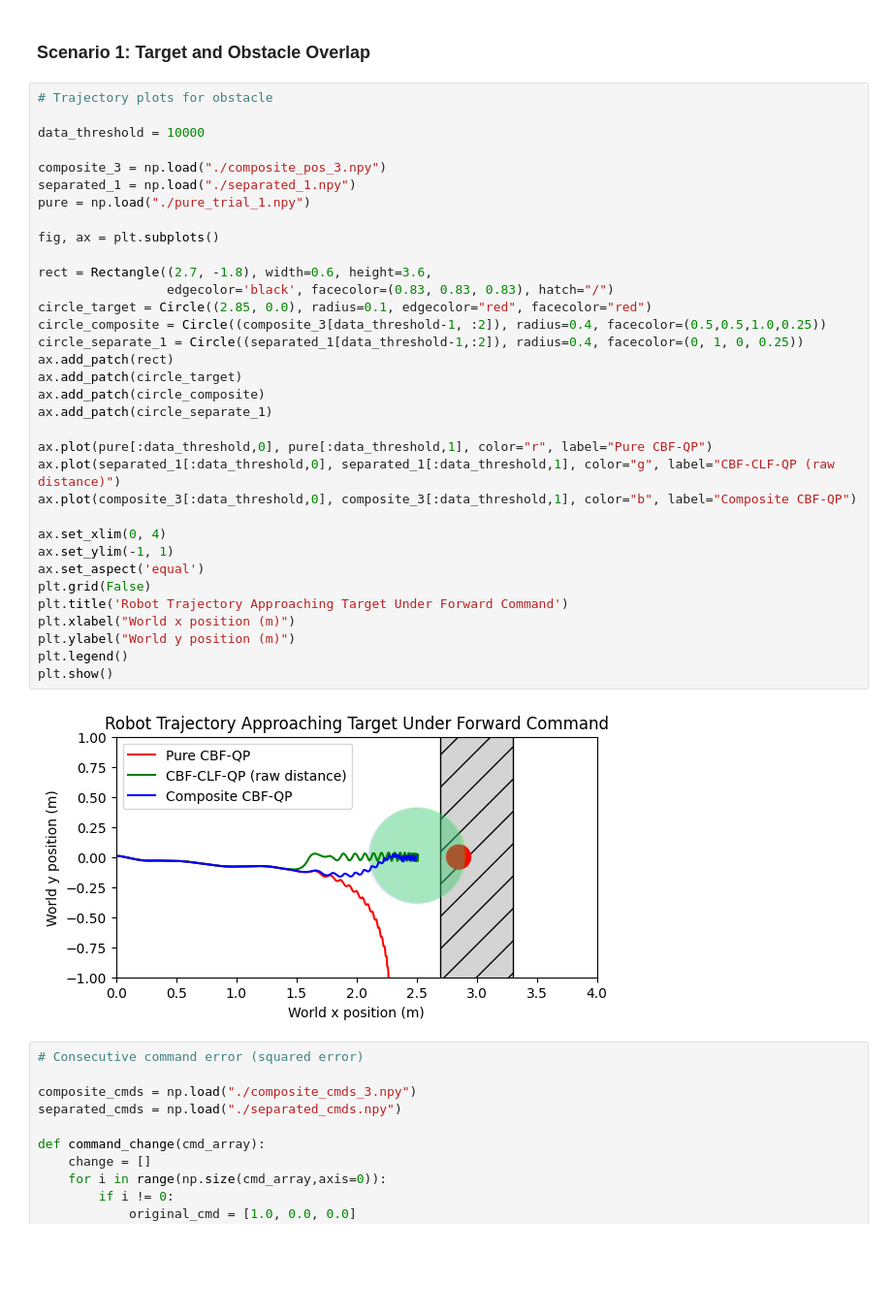
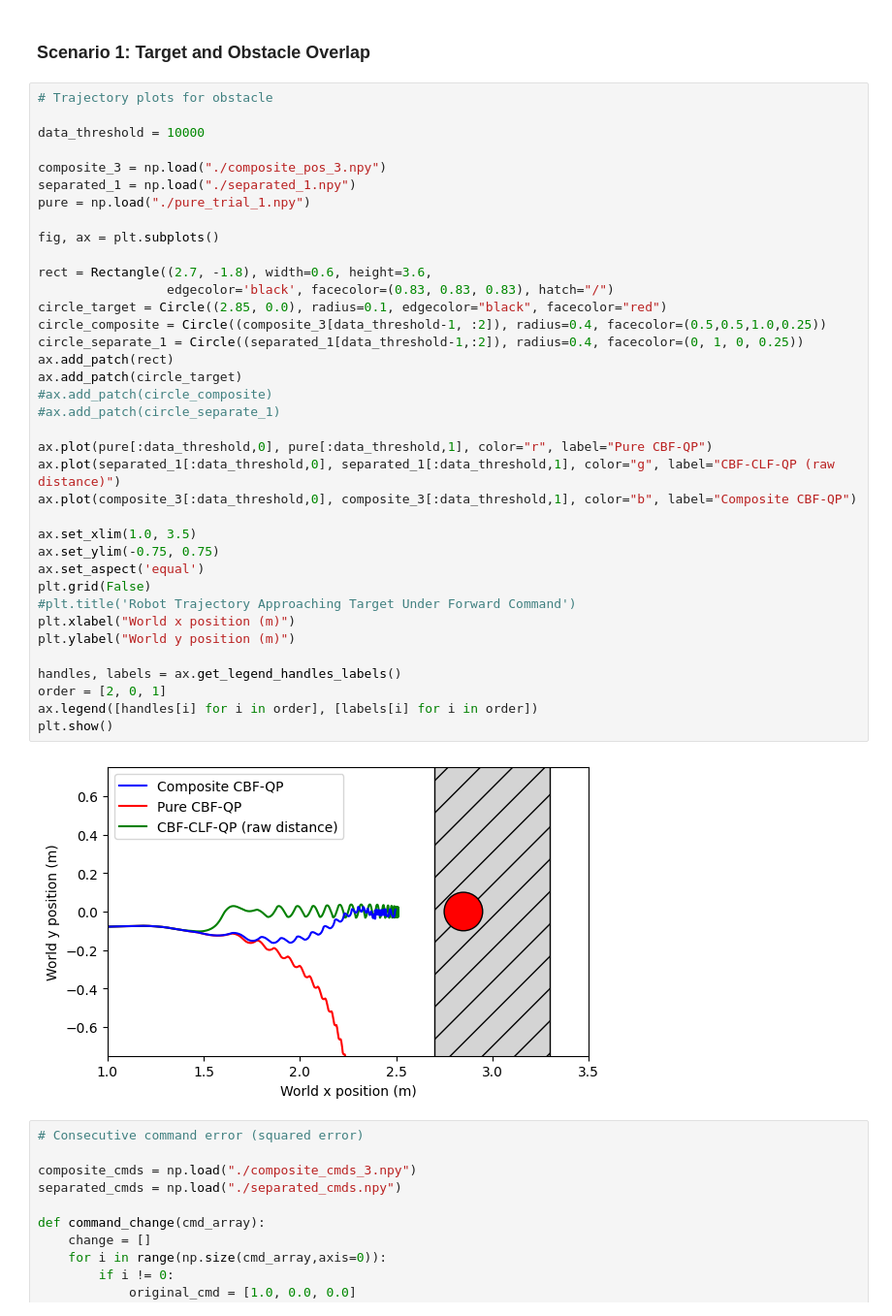
Before and after one commit to famsvip/Robot-Navigation-Collision-Avoidance-, a Jupyter notebook: data/plotting.ipynb, the cells around one changed output. Shown at 97% size. Saved outputs shown, nothing was run; the diff lists cells and outputs as text; blank space fills up the shorter version.

Commit message:
Cleaned up plots

```diff
--- a/data/plotting.ipynb
+++ b/data/plotting.ipynb
@@ -11,39 +11,42 @@ os.chdir('/home/kaseng/warehouse/data/')
 # %%
 # Trajectory plots for obstacle
 
 data_threshold = 10000
 
 composite_3 = np.load("./composite_pos_3.npy")
 separated_1 = np.load("./separated_1.npy")
 pure = np.load("./pure_trial_1.npy")
 
 fig, ax = plt.subplots()
 
 rect = Rectangle((2.7, -1.8), width=0.6, height=3.6,
                  edgecolor='black', facecolor=(0.83, 0.83, 0.83), hatch="/")
-circle_target = Circle((2.85, 0.0), radius=0.1, edgecolor="red", facecolor="red")
+circle_target = Circle((2.85, 0.0), radius=0.1, edgecolor="black", facecolor="red")
 circle_composite = Circle((composite_3[data_threshold-1, :2]), radius=0.4, facecolor=(0.5,0.5,1.0,0.25))
 circle_separate_1 = Circle((separated_1[data_threshold-1,:2]), radius=0.4, facecolor=(0, 1, 0, 0.25))
 ax.add_patch(rect)
 ax.add_patch(circle_target)
-ax.add_patch(circle_composite)
-ax.add_patch(circle_separate_1)
+#ax.add_patch(circle_composite)
+#ax.add_patch(circle_separate_1)
 
 ax.plot(pure[:data_threshold,0], pure[:data_threshold,1], color="r", label="Pure CBF-QP")
 ax.plot(separated_1[:data_threshold,0], separated_1[:data_threshold,1], color="g", label="CBF-CLF-QP (raw distance)")
 ax.plot(composite_3[:data_threshold,0], composite_3[:data_threshold,1], color="b", label="Composite CBF-QP")
 
-ax.set_xlim(0, 4)
-ax.set_ylim(-1, 1)
+ax.set_xlim(1.0, 3.5)
+ax.set_ylim(-0.75, 0.75)
 ax.set_aspect('equal')
 plt.grid(False)
-plt.title('Robot Trajectory Approaching Target Under Forward Command')
+#plt.title('Robot Trajectory Approaching Target Under Forward Command')
 plt.xlabel("World x position (m)")
 plt.ylabel("World y position (m)")
-plt.legend()
+
+handles, labels = ax.get_legend_handles_labels()
+order = [2, 0, 1]
+ax.legend([handles[i] for i in order], [labels[i] for i in order])
 plt.show()
 # %% [output]
-[figure, old version]
+[figure, new version]
 # %%
 # Consecutive command error (squared error)
 
```
Also changed, not shown: parts of 11 cells of this notebook, 14 other files.
